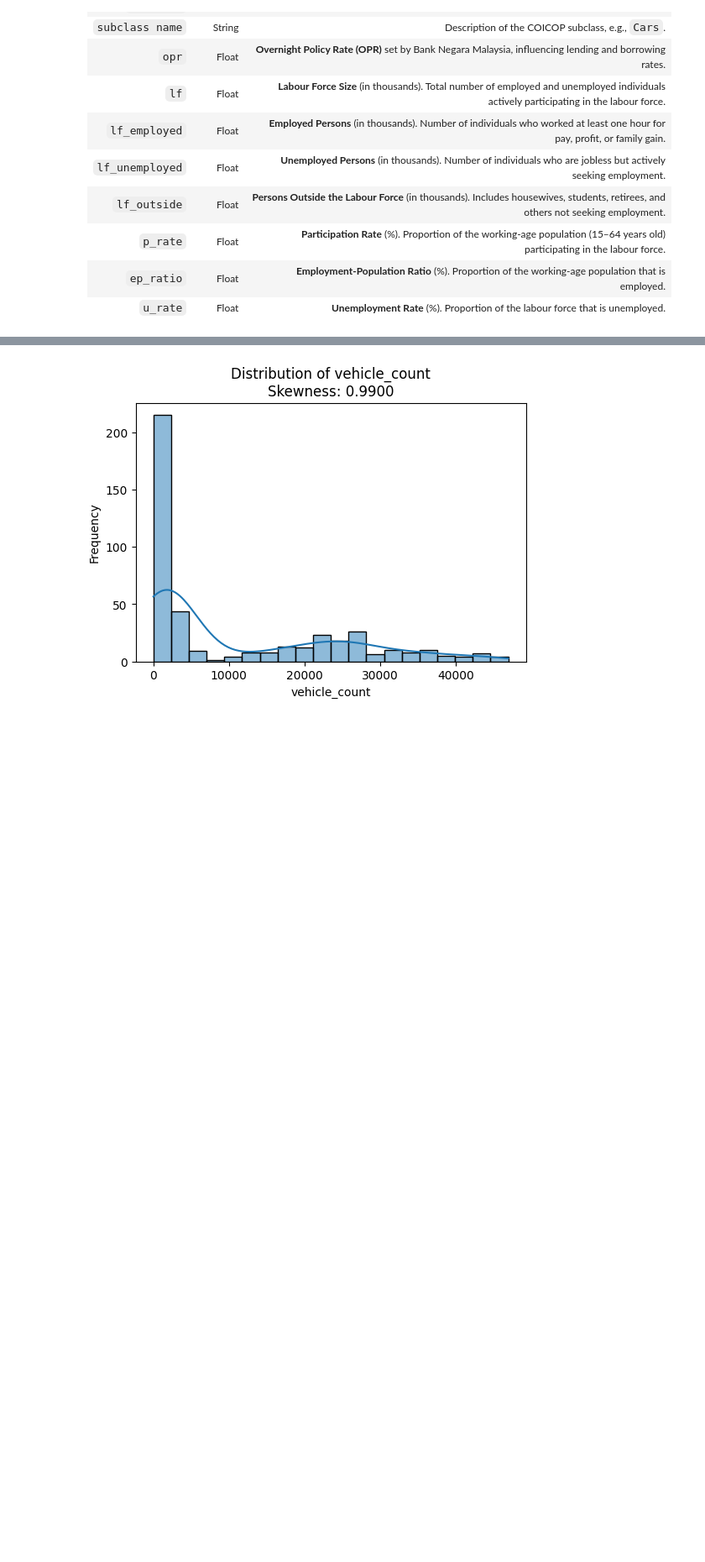
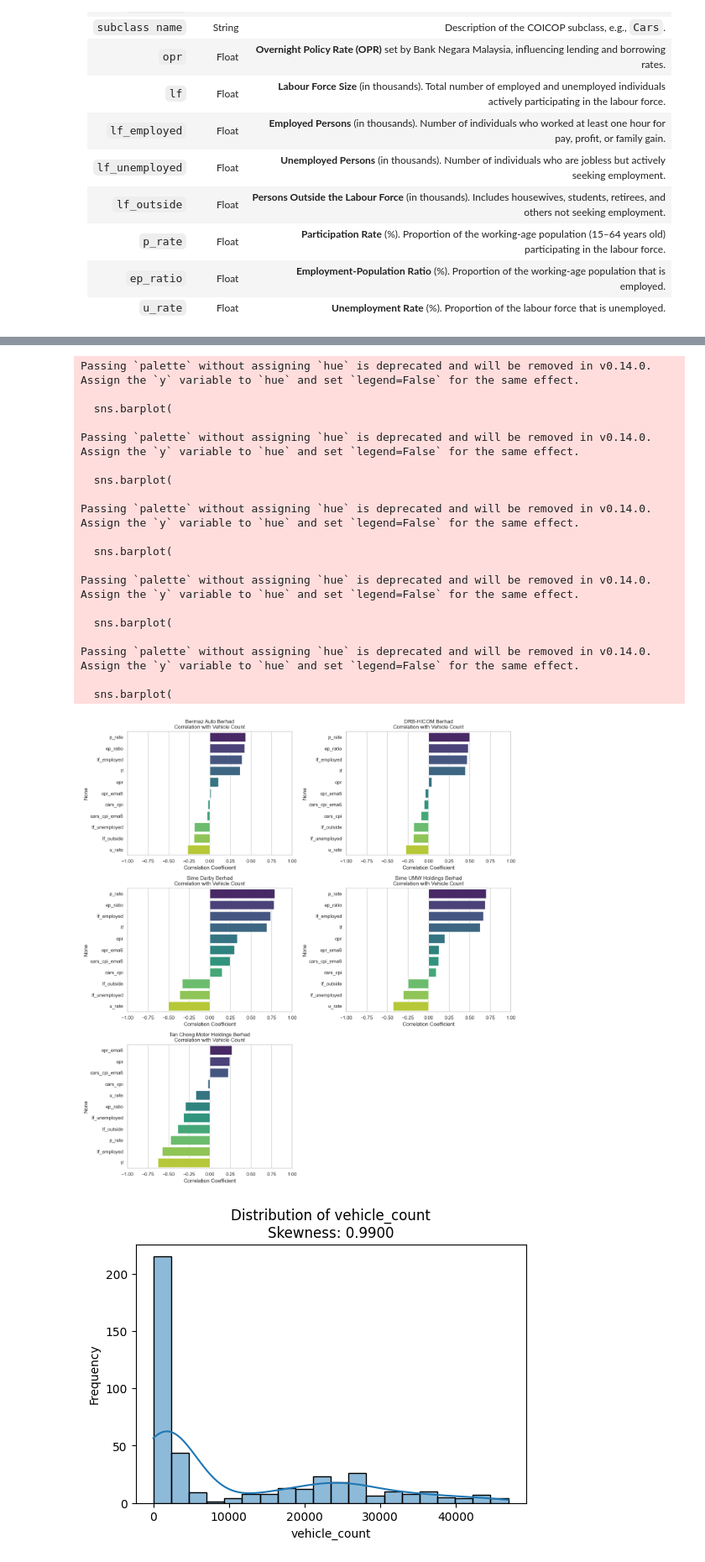
Before and after one commit to yejui626/automotive-bursa, a Jupyter notebook: eda/2. macro-vs-vehicle_count-eda.ipynb, the cells around one changed output, grey strips where cells are left out. Shown at 84% size. Saved outputs shown, nothing was run; the diff lists cells and outputs as text; code cells hidden in the pictures; blank space fills up the shorter version.

Commit message:
Update EDA graphs for reporting usage

```diff
--- a/eda/2. macro-vs-vehicle_count-eda.ipynb
+++ b/eda/2. macro-vs-vehicle_count-eda.ipynb
@@ -112,4 +112,59 @@ lf               -0.627695
 Name: vehicle_count, dtype: float64
+# %%
+import matplotlib.pyplot as plt
+import seaborn as sns
+
+# Set plot style
+sns.set(style="whitegrid")
+
+# Define number of companies for layout
+num_companies = len(correlation_results)
+cols = 2  # Number of columns in subplot
+rows = (num_companies + 1) // cols  # Number of rows needed
+
+# Create subplots
+fig, axes = plt.subplots(rows, cols, figsize=(14, 5 * rows))
+axes = axes.flatten()
+
+# Plot each company’s correlation
+for i, (company, corr_series) in enumerate(correlation_results.items()):
+    sns.barplot(
+        x=corr_series.values,
+        y=corr_series.index,
+        ax=axes[i],
+        palette="viridis"
+    )
+    axes[i].set_title(f"{company}\nCorrelation with Vehicle Count")
+    axes[i].set_xlabel("Correlation Coefficient")
+    axes[i].set_xlim(-1, 1)
+
+# Hide any unused subplots
+for j in range(i + 1, len(axes)):
+    fig.delaxes(axes[j])
+
+plt.tight_layout()
+plt.show()
+# %% [output]
+Passing `palette` without assigning `hue` is deprecated and will be removed in v0.14.0. Assign the `y` variable to `hue` and set `legend=False` for the same effect.
+
+  sns.barplot(
+
+Passing `palette` without assigning `hue` is deprecated and will be removed in v0.14.0. Assign the `y` variable to `hue` and set `legend=False` for the same effect.
+
+  sns.barplot(
+
+Passing `palette` without assigning `hue` is deprecated and will be removed in v0.14.0. Assign the `y` variable to `hue` and set `legend=False` for the same effect.
+
+  sns.barplot(
+
+Passing `palette` without assigning `hue` is deprecated and will be removed in v0.14.0. Assign the `y` variable to `hue` and set `legend=False` for the same effect.
+
+  sns.barplot(
+
+Passing `palette` without assigning `hue` is deprecated and will be removed in v0.14.0. Assign the `y` variable to `hue` and set `legend=False` for the same effect.
+
+  sns.barplot(
+[figure, added]
 # %%
 plt.figure(figsize=(6, 4))
 sns.histplot(df['vehicle_count'], kde=True, bins=20)
```
Also changed, not shown: parts of 1 cell of this notebook, 7 other files.
